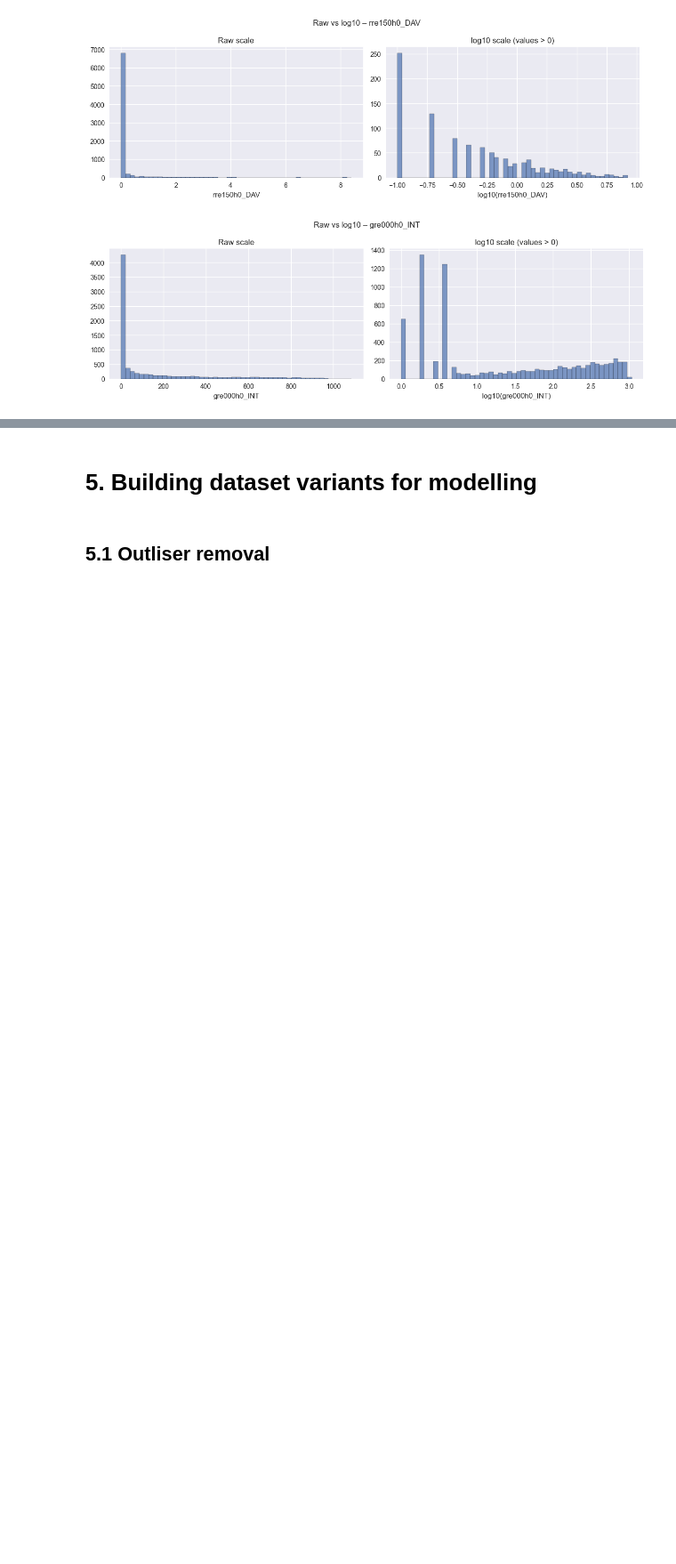
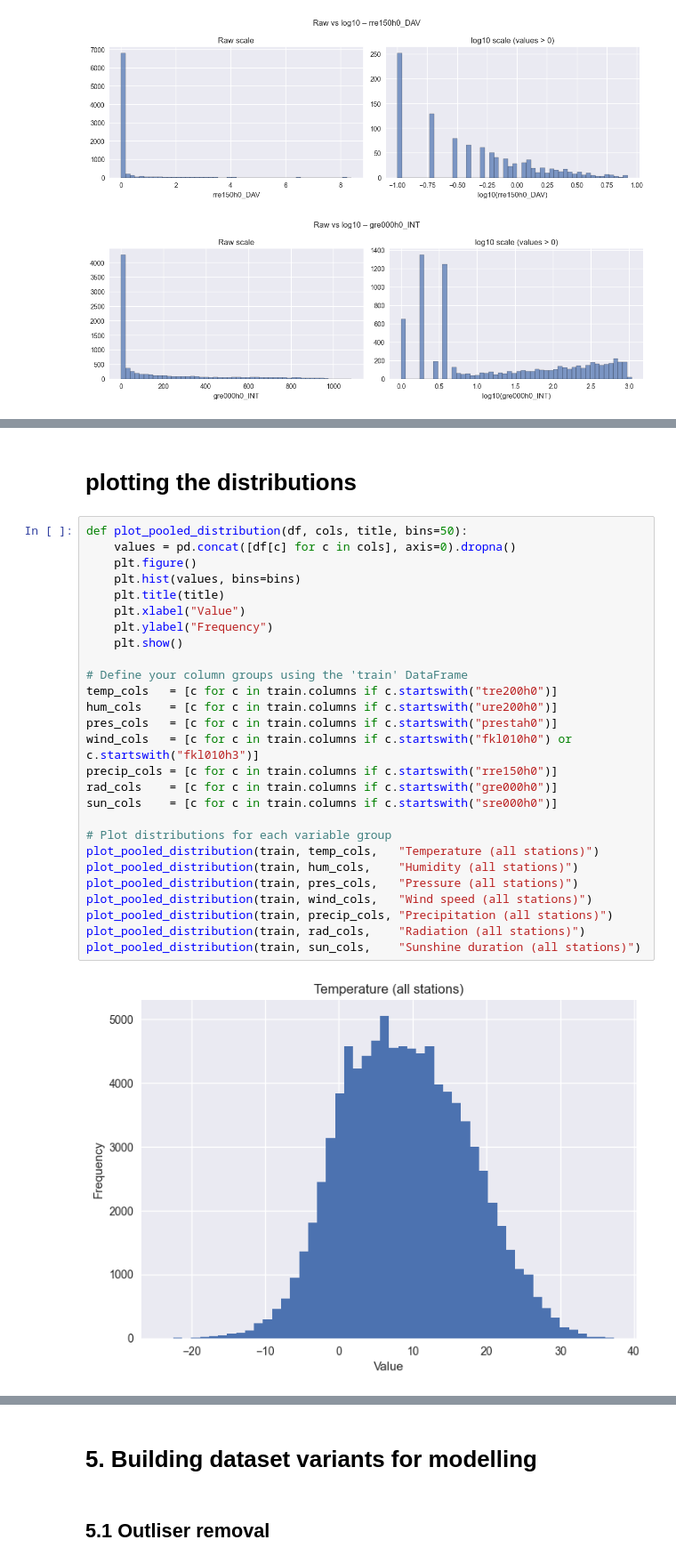
Before and after one commit to ivanldf13/MachineLearning2025, a Jupyter notebook: ML_Weather_Prediction/WF_V2 copy.ipynb, the cells around one changed output, grey strips where cells are left out. Shown at 89% size. Saved outputs shown, nothing was run; the diff lists cells and outputs as text; blank space fills up the shorter version.

```diff
--- a/ML_Weather_Prediction/WF_V2 copy.ipynb
+++ b/ML_Weather_Prediction/WF_V2 copy.ipynb
@@ -627,0 +749,31 @@ Log-scale candidates (non-negative among top outliers):
+# %% [markdown]
+# plotting the distributions
+# %%
+def plot_pooled_distribution(df, cols, title, bins=50):
+    values = pd.concat([df[c] for c in cols], axis=0).dropna()
+    plt.figure()
+    plt.hist(values, bins=bins)
+    plt.title(title)
+    plt.xlabel("Value")
+    plt.ylabel("Frequency")
+    plt.show()
+
+# Define your column groups using the 'train' DataFrame
+temp_cols   = [c for c in train.columns if c.startswith("tre200h0")]
+hum_cols    = [c for c in train.columns if c.startswith("ure200h0")]
+pres_cols   = [c for c in train.columns if c.startswith("prestah0")]
+wind_cols   = [c for c in train.columns if c.startswith("fkl010h0") or c.startswith("fkl010h3")]
+precip_cols = [c for c in train.columns if c.startswith("rre150h0")]
+rad_cols    = [c for c in train.columns if c.startswith("gre000h0")]
+sun_cols    = [c for c in train.columns if c.startswith("sre000h0")]
+
+# Plot distributions for each variable group
+plot_pooled_distribution(train, temp_cols,   "Temperature (all stations)")
+plot_pooled_distribution(train, hum_cols,    "Humidity (all stations)")
+plot_pooled_distribution(train, pres_cols,   "Pressure (all stations)")
+plot_pooled_distribution(train, wind_cols,   "Wind speed (all stations)")
+plot_pooled_distribution(train, precip_cols, "Precipitation (all stations)")
+plot_pooled_distribution(train, rad_cols,    "Radiation (all stations)")
+plot_pooled_distribution(train, sun_cols,    "Sunshine duration (all stations)")
+# %% [output]
+[figure, added]
```
Also changed, not shown: parts of 60 cells of this notebook, 1 other file.
